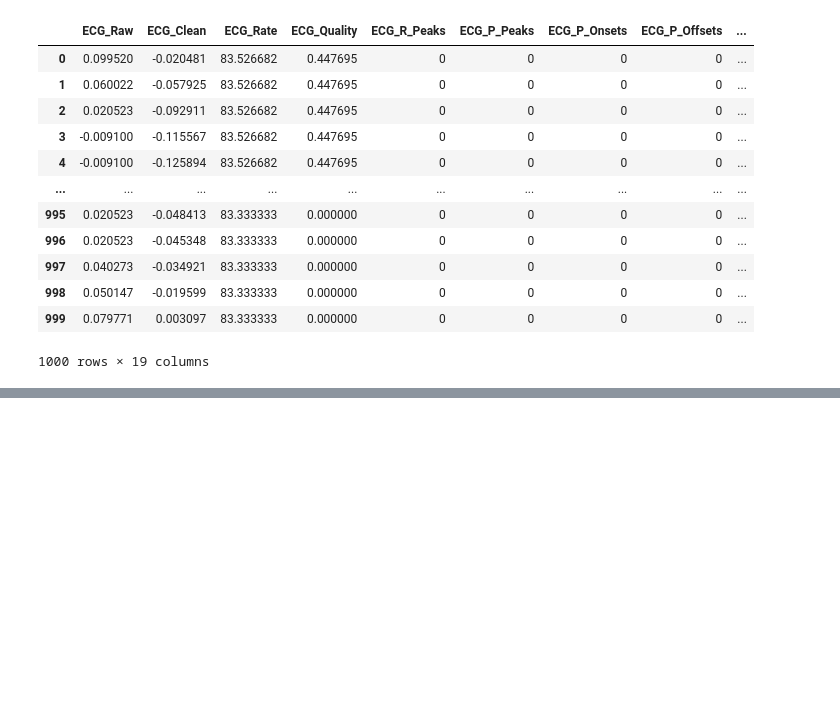
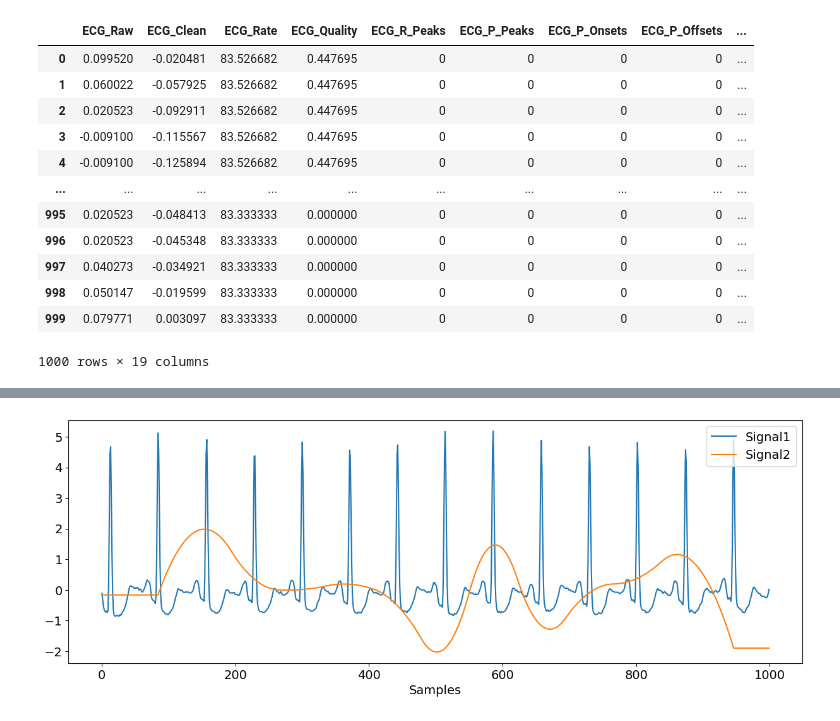
Before and after one commit to RafsanJany-44/VitalDB_Research_Initial, a Jupyter notebook: ecg_delineate.ipynb, the cells around one changed output, grey strips where cells are left out. Drawn from its saved outputs; the diff is of its cells as text; code cells hidden in the pictures; blank space fills up the shorter version.

```diff
--- a/ecg_delineate.ipynb
+++ b/ecg_delineate.ipynb
@@ -304,0 +327,11 @@ signals
+# %%
+import neurokit2 as nk
+
+
+ecg_cleaned = nk.ecg_clean(ecg, sampling_rate=100)
+
+quality = nk.ecg_quality(ecg_cleaned, sampling_rate=100)
+
+nk.signal_plot([ecg_cleaned, quality], standardize=True)
+# %% [output]
+[figure, added]
```
Also changed, not shown: parts of 1 cell of this notebook.
